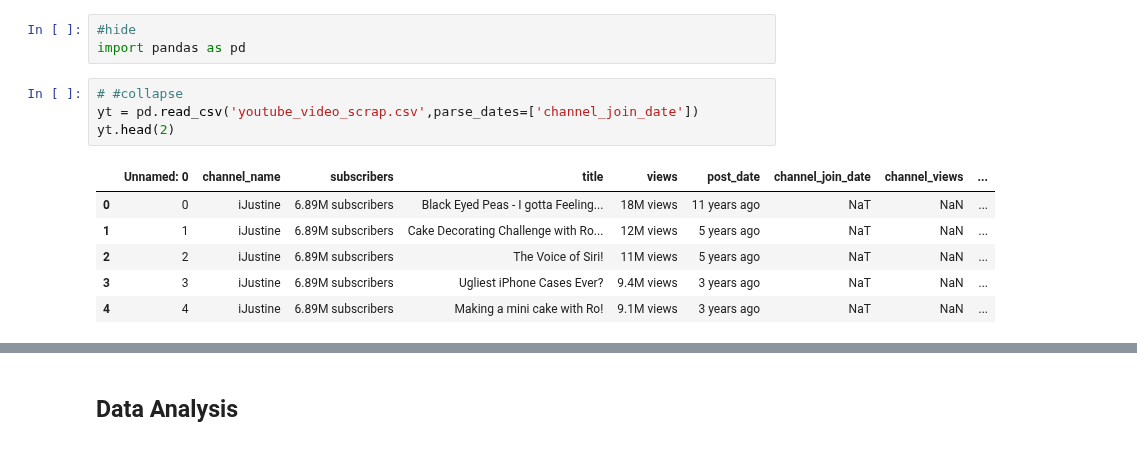
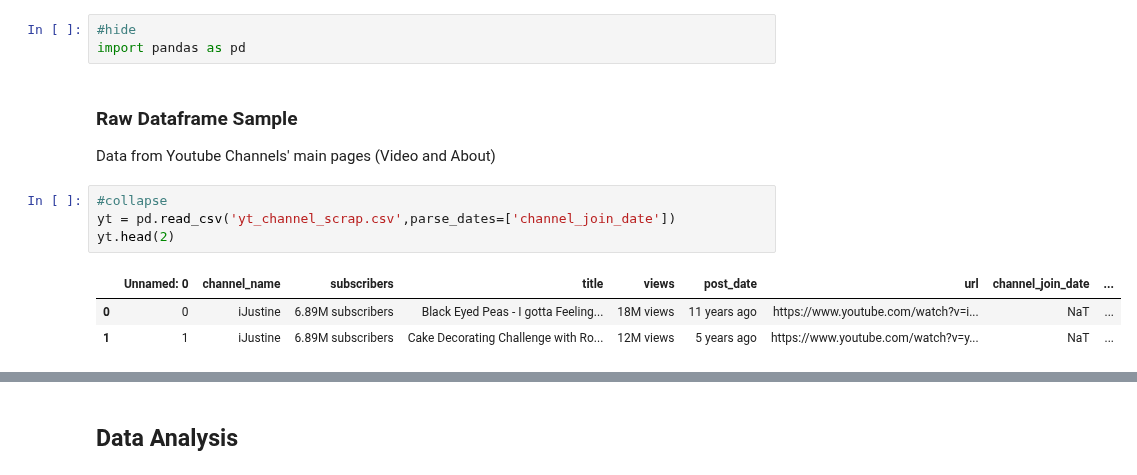
Before and after one commit to drusho/blog, a Jupyter notebook: _notebooks/2021-07-17-webscrapping-youtube.ipynb, the cells around one changed output, grey strips where cells are left out. Drawn from its saved outputs; the diff is of its cells as text.

```diff
--- a/_notebooks/2021-07-17-webscrapping-youtube.ipynb
+++ b/_notebooks/2021-07-17-webscrapping-youtube.ipynb
@@ -34,16 +38,16 @@ The average number of videos per channel was around 200.  In total, the data fro
 # %%
 #hide
 import pandas as pd
+# %% [markdown]
+### Raw Dataframe Sample
+Data from Youtube Channels' main pages (Video and About)
 # %%
-# #collapse
-yt = pd.read_csv('youtube_video_scrap.csv',parse_dates=['channel_join_date'])
+#collapse
+yt = pd.read_csv('yt_channel_scrap.csv',parse_dates=['channel_join_date'])
 yt.head(2)
 # %% [output]
-|  | Unnamed: 0 | channel_name | subscribers | title | views | post_date | channel_join_date | channel_views | ... |
-| 0 | 0 | iJustine | 6.89M subscribers | Black Eyed Peas - I gotta Feeling... | 18M views | 11 years ago | NaT | NaN | ... |
-| 1 | 1 | iJustine | 6.89M subscribers | Cake Decorating Challenge with Ro... | 12M views | 5 years ago | NaT | NaN | ... |
-| 2 | 2 | iJustine | 6.89M subscribers | The Voice of Siri! | 11M views | 5 years ago | NaT | NaN | ... |
-| 3 | 3 | iJustine | 6.89M subscribers | Ugliest iPhone Cases Ever? | 9.4M views | 3 years ago | NaT | NaN | ... |
-| 4 | 4 | iJustine | 6.89M subscribers | Making a mini cake with Ro! | 9.1M views | 3 years ago | NaT | NaN | ... |
+|  | Unnamed: 0 | channel_name | subscribers | title | views | post_date | url | channel_join_date | ... |
+| 0 | 0 | iJustine | 6.89M subscribers | Black Eyed Peas - I gotta Feeling... | 18M views | 11 years ago | https://www.youtube.com/watch?v=i... | NaT | ... |
+| 1 | 1 | iJustine | 6.89M subscribers | Cake Decorating Challenge with Ro... | 12M views | 5 years ago | https://www.youtube.com/watch?v=y... | NaT | ... |
 # %%
 #hide
```
Also changed, not shown: parts of 25 cells of this notebook.
